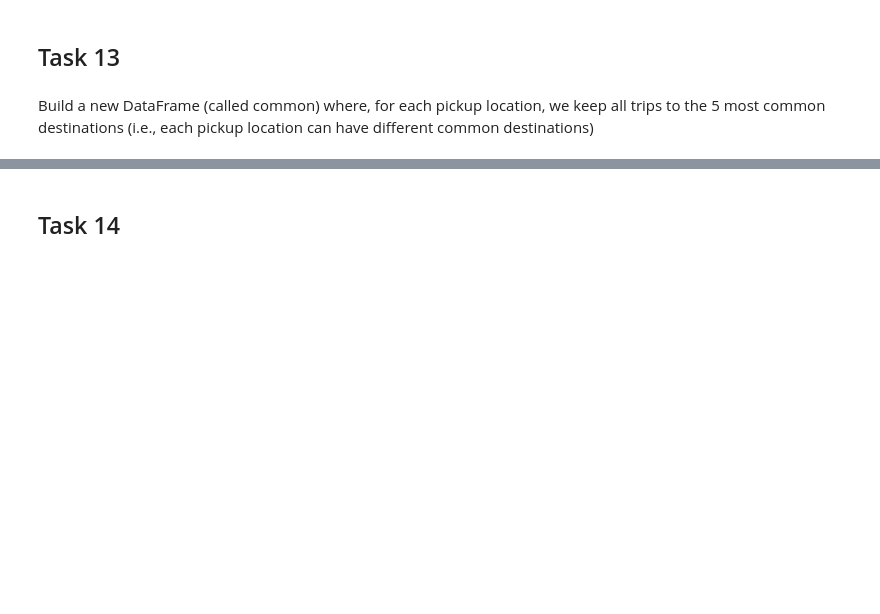
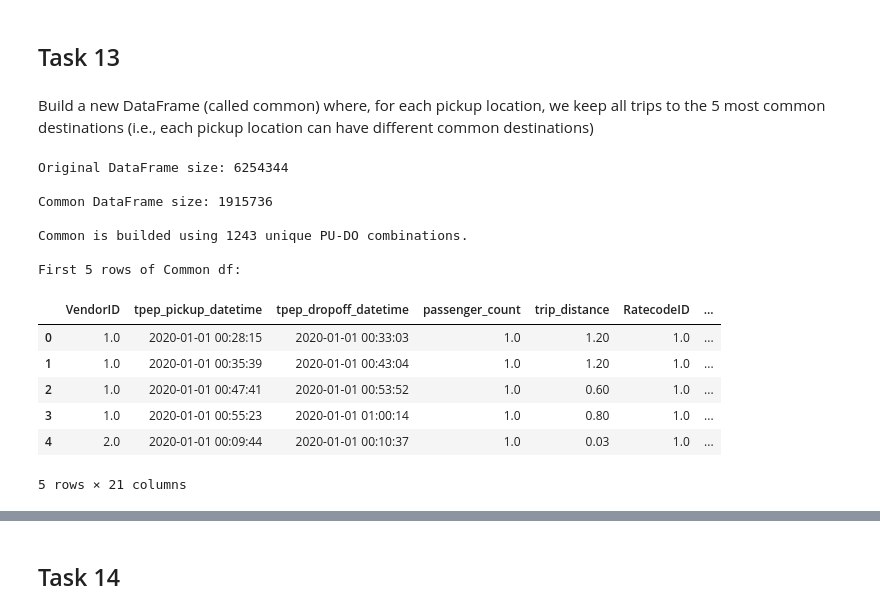
Before and after one commit to FrancescaNegriUniMiB/focsproject, a Jupyter notebook: Foundations_CS_2425.ipynb, the cells around one changed output, grey strips where cells are left out. Saved outputs shown, nothing was run; the diff lists cells and outputs as text; code cells hidden in the pictures; blank space fills up the shorter version.

```diff
--- a/Foundations_CS_2425.ipynb
+++ b/Foundations_CS_2425.ipynb
@@ -464,3 +474,40 @@ The same calculation can, of course, also be done using the DO locations, perhap
 ## Task 13
 # %% [markdown]
 Build a new DataFrame (called common) where, for each pickup location, we keep all trips to the 5 most common destinations (i.e., each pickup location can have different common destinations)
+# %%
+trip_frequency = df.groupby(['PULocationID', 'DOLocationID'])\
+                   .size().reset_index(name='trip_freq')\
+                   .sort_values(['PULocationID', 'trip_freq'], ascending=[True, False])\
+                   .groupby('PULocationID', as_index=False)\
+                   .head(5)
+
+# computing frequencies PU-DO <------ .size().reset_index(name='trip_freq')
+# sort values per PU->trip_freq <---- .sort_values(['PULocationID', 'trip_freq'], ascending=[True, False])\
+# aggregation per PU <--------------- .groupby('PULocationID', as_index=False)\
+# keep first 5 values <-------------- .head(5)
+
+trip_frequency = trip_frequency.reset_index(drop=True)
+
+common = df.merge(trip_frequency[['PULocationID', 'DOLocationID']], on=['PULocationID', 'DOLocationID'], how='inner')
+
+
+print(f"Original DataFrame size: {len(df)}")
+print(f"\nCommon DataFrame size: {len(common)}")
+print(f"\nCommon is builded using {len(trip_frequency)} unique PU-DO combinations.")
+print("\nFirst 5 rows of Common df:\n")
+display(common.head())
+# %% [output]
+Original DataFrame size: 6254344
+
+Common DataFrame size: 1915736
+
+Common is builded using 1243 unique PU-DO combinations.
+
+First 5 rows of Common df:
+|  | VendorID | tpep_pickup_datetime | tpep_dropoff_datetime | passenger_count | trip_distance | RatecodeID | ... |
+| 0 | 1.0 | 2020-01-01 00:28:15 | 2020-01-01 00:33:03 | 1.0 | 1.20 | 1.0 | ... |
+| 1 | 1.0 | 2020-01-01 00:35:39 | 2020-01-01 00:43:04 | 1.0 | 1.20 | 1.0 | ... |
+| 2 | 1.0 | 2020-01-01 00:47:41 | 2020-01-01 00:53:52 | 1.0 | 0.60 | 1.0 | ... |
+| 3 | 1.0 | 2020-01-01 00:55:23 | 2020-01-01 01:00:14 | 1.0 | 0.80 | 1.0 | ... |
+| 4 | 2.0 | 2020-01-01 00:09:44 | 2020-01-01 00:10:37 | 1.0 | 0.03 | 1.0 | ... |
+5 rows × 21 columns
```
Also changed, not shown: parts of 6 cells of this notebook.
